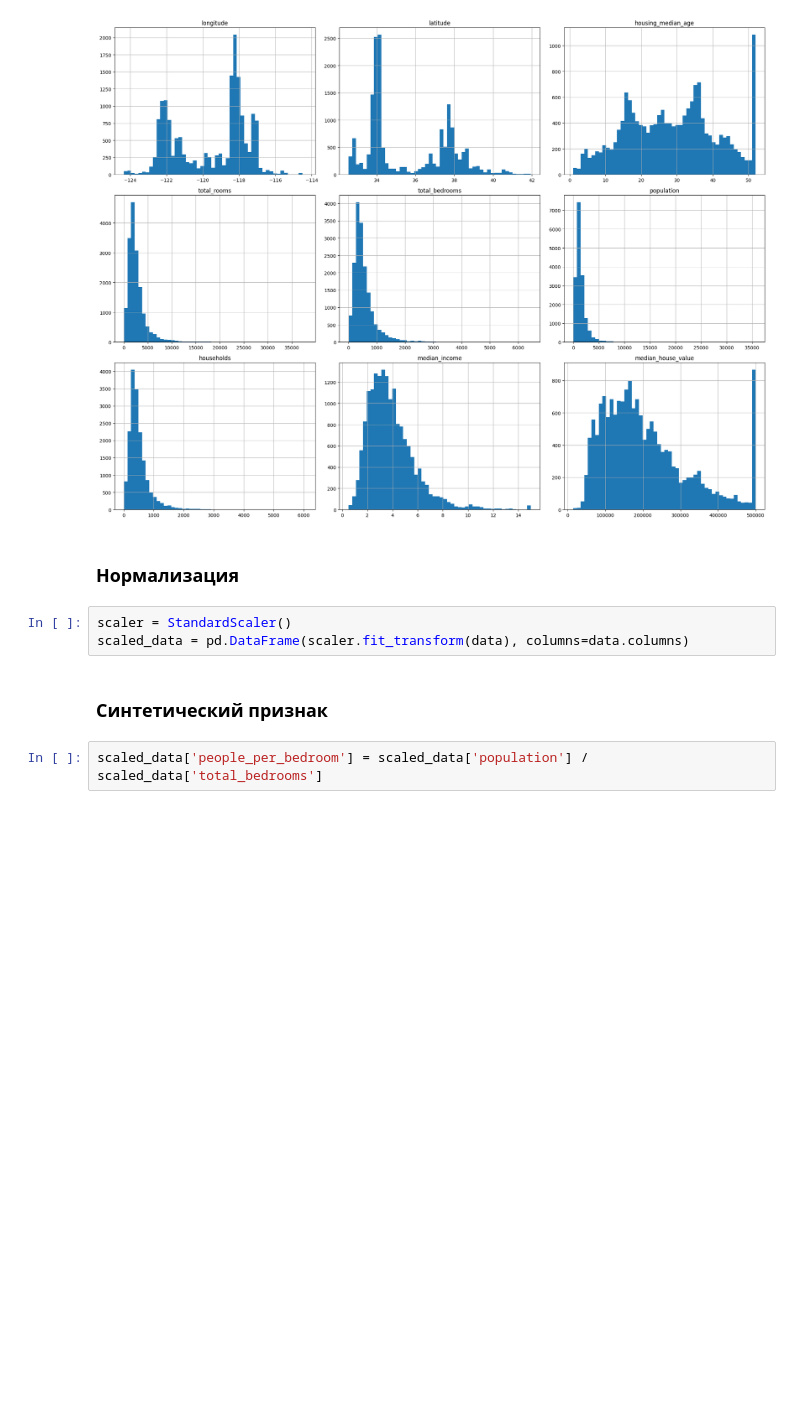
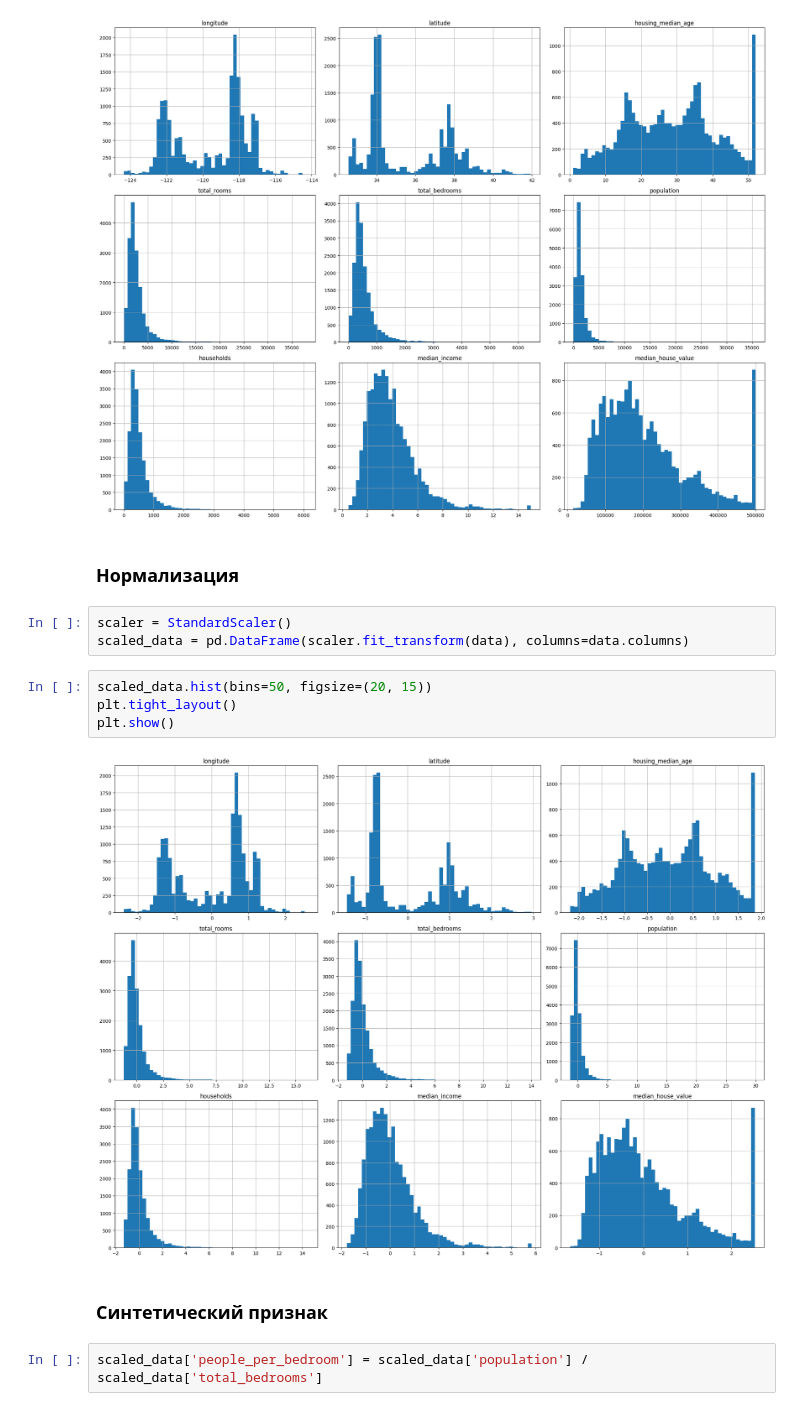
Before and after one commit to ta4ilka69/System-AI, a Jupyter notebook: module2/lab3/main.ipynb, the cells around one changed output. Cells and saved outputs as stored; diff of their text form; blank space fills up the shorter version.

```diff
--- a/module2/lab3/main.ipynb
+++ b/module2/lab3/main.ipynb
@@ -69,6 +69,12 @@ plt.show()
 # %%
 scaler = StandardScaler()
 scaled_data = pd.DataFrame(scaler.fit_transform(data), columns=data.columns)
+# %%
+scaled_data.hist(bins=50, figsize=(20, 15))
+plt.tight_layout()
+plt.show()
+# %% [output]
+[figure, added]
 # %% [markdown]
 ### Синтетический признак
 # %%
```
Also changed, not shown: parts of 3 cells of this notebook, 1 other file.
